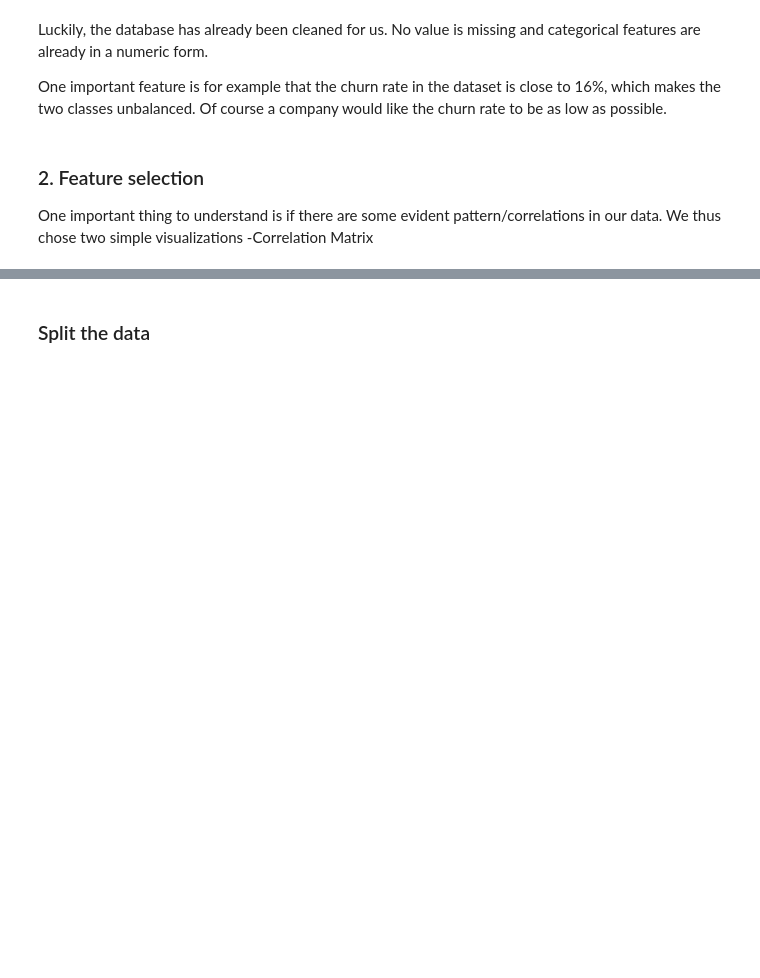
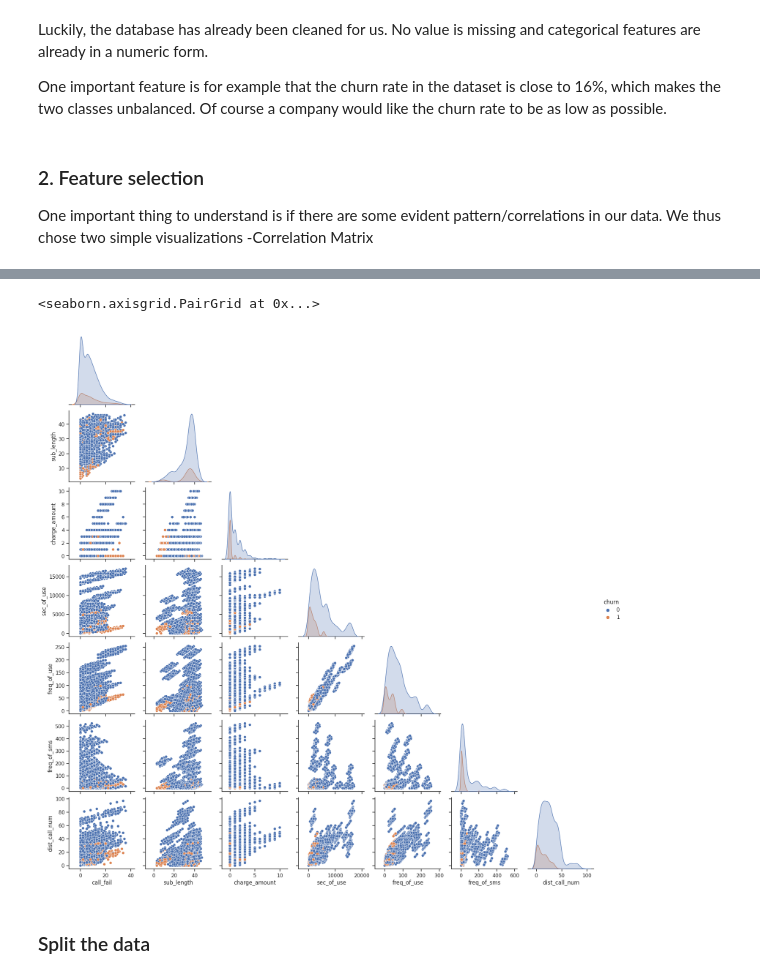
Before and after one commit to sgrava/Predict-credit-card-fraud-with-scikit, a Jupyter notebook: Churn_classifiers/Churn_analysis.ipynb, the cells around one changed output, grey strips where cells are left out. Cells and saved outputs as stored; diff of their text form; code cells hidden in the pictures; blank space fills up the shorter version.

```diff
--- a/Churn_classifiers/Churn_analysis.ipynb
+++ b/Churn_classifiers/Churn_analysis.ipynb
@@ -101,3 +117,13 @@ sns.heatmap(df_corr,
+# %%
+#select relevant columns for pairplot
+cont_feature_col=['call_fail','sub_length','charge_amount','sec_of_use','freq_of_use','freq_of_sms','dist_call_num']
+
+#pairplot
+sns.pairplot(df[ cont_feature_col+['churn'] ], hue='churn', corner=True)
+#sns.set(style="ticks")
+# %% [output]
+<seaborn.axisgrid.PairGrid at 0x...>
+[figure, added]
 # %% [markdown]
 ### Split the data
 # %%
```
Also changed, not shown: parts of 3 cells of this notebook.
